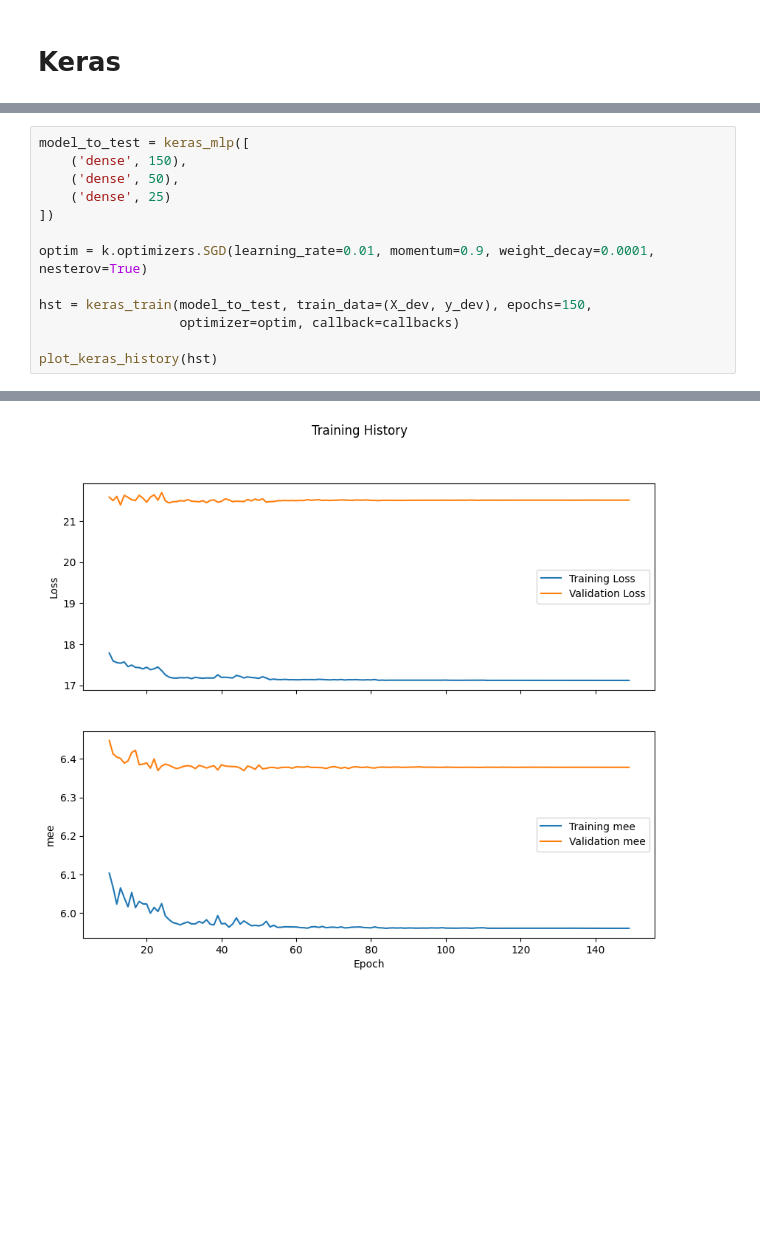
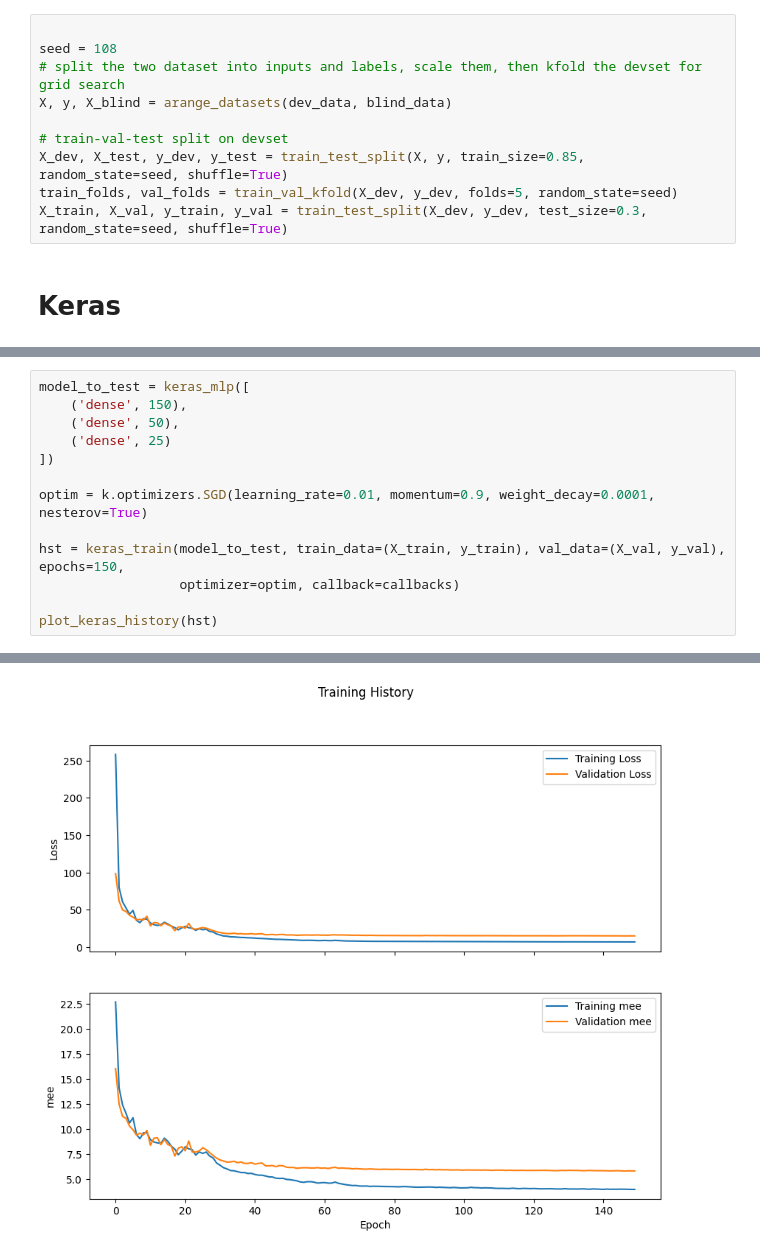
Before and after one commit to Alexthw46/ML, a Jupyter notebook: ML_cup/KerasNN.ipynb, the cells around one changed output, grey strips where cells are left out. Cells and saved outputs as stored; diff of their text form; blank space fills up the shorter version.

Commit message:
P***o *** **** **** ****** *******
Refractored data split
Solved the layers bug

```diff
--- a/ML_cup/KerasNN.ipynb
+++ b/ML_cup/KerasNN.ipynb
@@ -16,3 +13,13 @@ X_dev, y_dev, X_blind, train_folds, val_folds = skl_arange_dataset(dev_data, bli
+# %%
+
+seed = 108
+# split the two dataset into inputs and labels, scale them, then kfold the devset for grid search
+X, y, X_blind = arange_datasets(dev_data, blind_data)
+
+# train-val-test split on devset
+X_dev, X_test, y_dev, y_test = train_test_split(X, y, train_size=0.85, random_state=seed, shuffle=True)
+train_folds, val_folds = train_val_kfold(X_dev, y_dev, folds=5, random_state=seed)
+X_train, X_val, y_train, y_val = train_test_split(X_dev, y_dev, test_size=0.3, random_state=seed, shuffle=True)
 # %% [markdown]
 # Keras
 # %%
@@ -83,7 +96,7 @@ model_to_test = keras_mlp([
 
 optim = k.optimizers.SGD(learning_rate=0.01, momentum=0.9, weight_decay=0.0001, nesterov=True)
 
-hst = keras_train(model_to_test, train_data=(X_dev, y_dev), epochs=150,
+hst = keras_train(model_to_test, train_data=(X_train, y_train), val_data=(X_val, y_val), epochs=150,
                   optimizer=optim, callback=callbacks)
 
 plot_keras_history(hst)
@@ -108,4 +121,4 @@ Epoch 150/150
-[figure, old version]
+[figure, new version]
 # %%
 model_to_test = keras_mlp([
     ('dense', 25),
```
Also changed, not shown: parts of 11 cells of this notebook, 4 other files.
